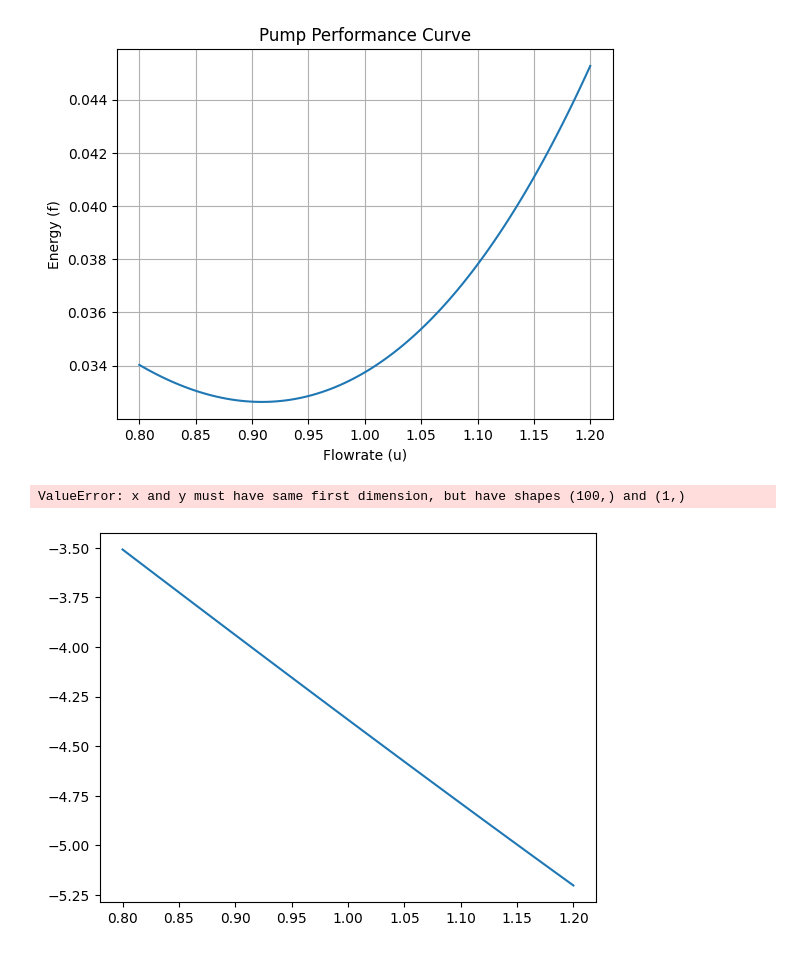
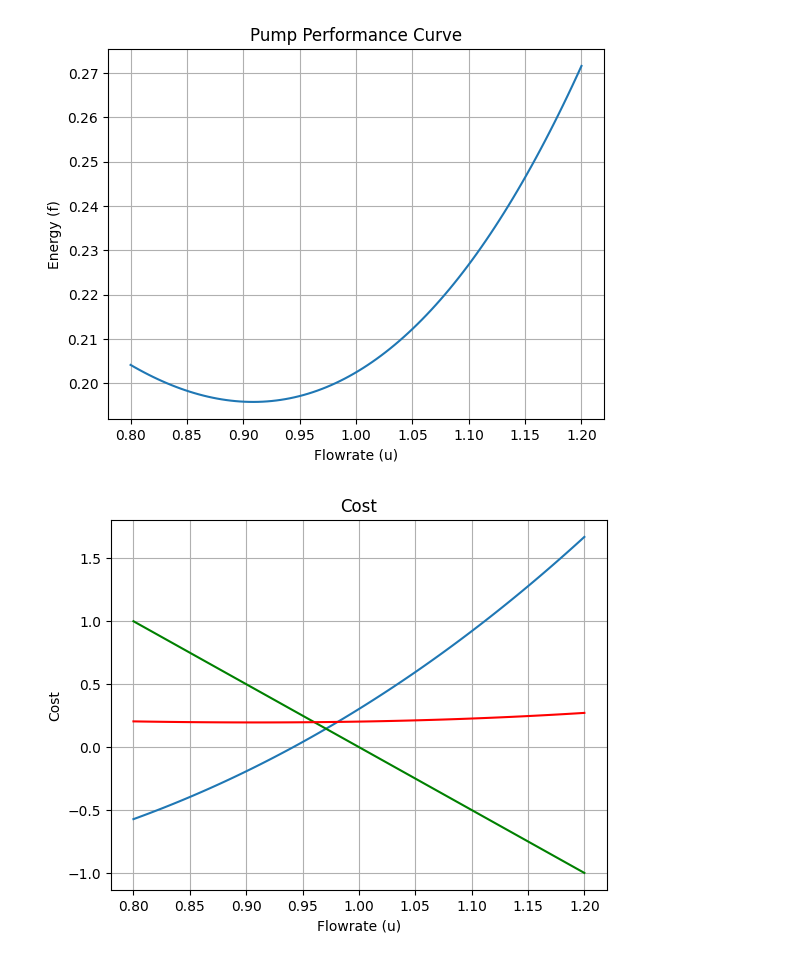
Before and after one commit to iffanh/buckley_leverette, a Jupyter notebook: pumps.ipynb, the cells around one changed output. Cells and saved outputs as stored; diff of their text form; code cells hidden in the pictures.

```diff
--- a/pumps.ipynb
+++ b/pumps.ipynb
@@ -1,7 +1,7 @@
 # %%
 # generate an approximation for a simple pump performance curve given by a 3rd order polynomial fit with the flowrate as input and energy as output
 
-def ppf_approx(u, alpha=0.025): # polynomial approximation of the energy price function due to water injection by pumps
+def ppf_approx(u, alpha=0.15): # polynomial approximation of the energy price function due to water injection by pumps
     return (3.15 - (- 3.1 * u**3 + 3.4 * u**2 + 1.5 * u))*alpha
 
 import numpy as np
@@ -15,36 +15,35 @@ plt.plot(u, f)
 plt.xlabel('Flowrate (u)')
 plt.ylabel('Energy (f)')
 plt.title('Pump Performance Curve')
 plt.grid(True)
 plt.show()
 
 ro = 5.0
 rwp = 0.1
 
 qtk = np.linspace(0.8, 1.2, 100)
 
 
 qro = (1-qtk)*ro
 qwp = rwp*qtk
 qppf = ppf_approx(qtk)
 
 cost = -qtk*(qro - qwp - qppf)
 
 
 
 plt.plot(qtk, cost)
 plt.plot(qtk, qro, color="green")
 # plt.plot(qtk, qwp, color="blue")
 plt.plot(qtk, qppf, color="red")
 plt.xlabel('Flowrate (u)')
 plt.ylabel('Cost')
 plt.title('Cost')
 plt.grid(True)
 plt.show()
 # %% [output]
-[figure, old version]
+[figure, new version]
-ValueError: x and y must have same first dimension, but have shapes (100,) and (1,)
-[figure, old version]
+[figure, new version]
 # %%
 
 from matplotlib.lines import Line2D
```
Also changed, not shown: parts of 3 cells of this notebook, 30 other files.
